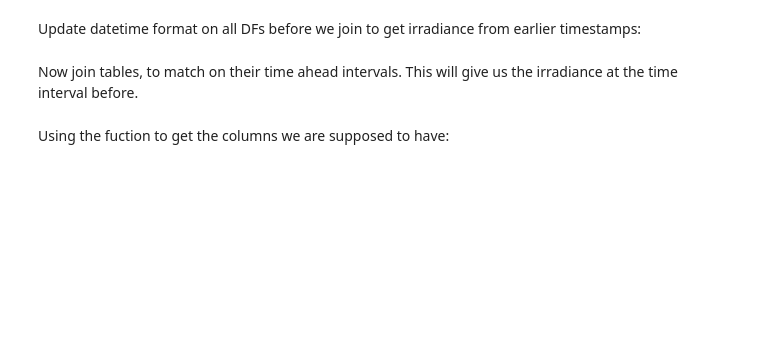
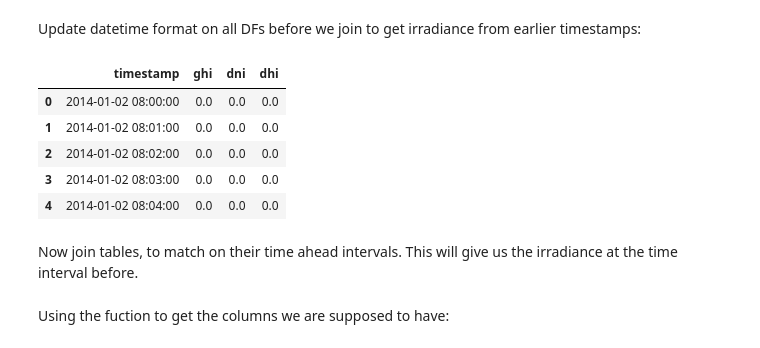
Before and after one commit to elenasm7/Research_paper_data, a Jupyter notebook: Data_preprocessing.ipynb, the cells around one changed output. Cells and saved outputs as stored; diff of their text form; code cells hidden in the pictures; blank space fills up the shorter version.

```diff
--- a/Data_preprocessing.ipynb
+++ b/Data_preprocessing.ipynb
@@ -62,10 +62,10 @@ df_merge_1 = open_pickle('data/df_solar_and_img_data.pkl')
 # %% [markdown]
 Read in weather and irradiance data:
 # %%
-fol_irr = pd.read_csv('data/Folsom_irradiance.csv',index_col=0)
-fol_sat = pd.read_csv('data/Folsom_satellite.csv')
-fol_sky_img = pd.read_csv('data/Folsom_sky_image_features.csv',index_col=0)
-fol_weather = pd.read_csv('data/Folsom_weather.csv',index_col=0)
+fol_irr = pd.read_csv('../../data/Folsom_irradiance.csv',index_col=0)
+fol_sat = pd.read_csv('../../data/Folsom_satellite.csv')
+fol_sky_img = pd.read_csv('../../data/Folsom_sky_image_features.csv',index_col=0)
+fol_weather = pd.read_csv('../../data/Folsom_weather.csv',index_col=0)
 # %% [markdown]
 Get datetime for each interval:
 # %%
@@ -179,3 +189,17 @@ for df in [df_5_min_ahead_w_img,df_10_min_ahead_w_img,df_15_min_ahead_w_img,
+# %%
+# fol_irr.reset_index(inplace=True)
+# fol_irr.info()
+fol_irr['timeStamp'] = pd.to_datetime(fol_irr['timeStamp'])
+fol_irr.rename(columns={'timeStamp':'timestamp'},inplace=True)
+# %%
+fol_irr.head()
+# %% [output]
+|  | timestamp | ghi | dni | dhi |
+| 0 | 2014-01-02 08:00:00 | 0.0 | 0.0 | 0.0 |
+| 1 | 2014-01-02 08:01:00 | 0.0 | 0.0 | 0.0 |
+| 2 | 2014-01-02 08:02:00 | 0.0 | 0.0 | 0.0 |
+| 3 | 2014-01-02 08:03:00 | 0.0 | 0.0 | 0.0 |
+| 4 | 2014-01-02 08:04:00 | 0.0 | 0.0 | 0.0 |
 # %% [markdown]
 Now join tables, to match on their time ahead intervals. This will give us the irradiance at the time interval before.
 # %%
```
Also changed, not shown: parts of 16 cells of this notebook, 3 other files.
